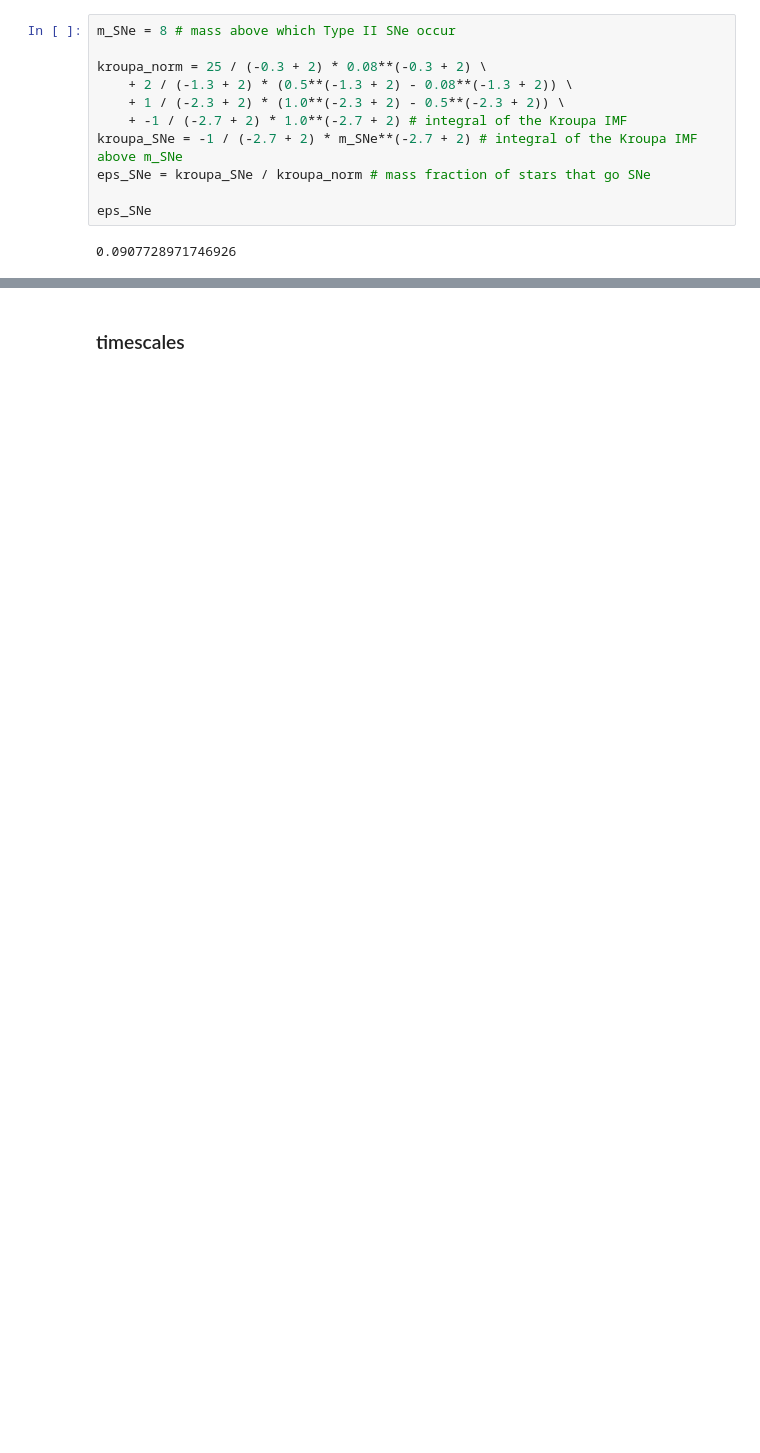
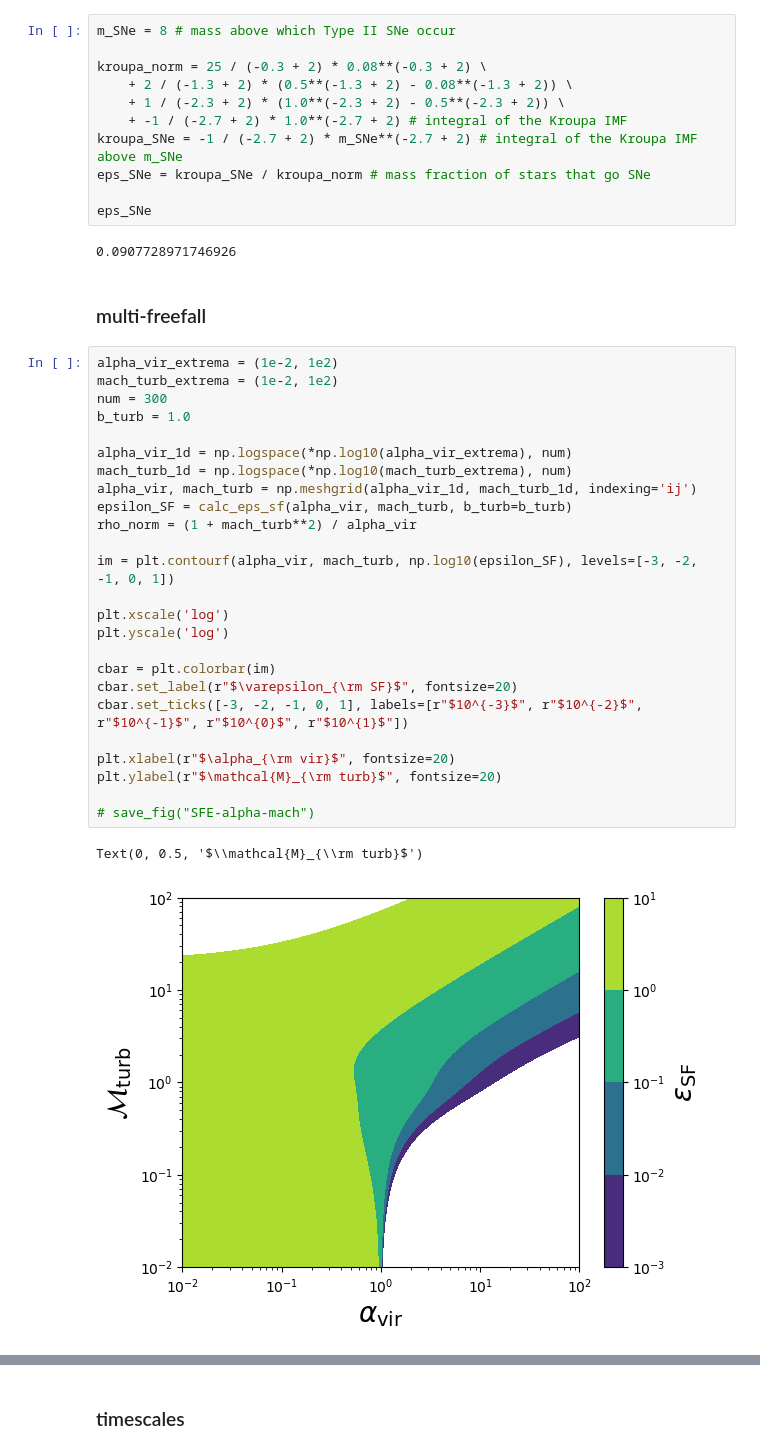
Before and after one commit to zandalman/RAMSES-analysis, a Jupyter notebook: analytic_v2.ipynb, the cells around one changed output, grey strips where cells are left out. Drawn from its saved outputs; the diff is of its cells as text; blank space fills up the shorter version.

```diff
--- a/analytic_v2.ipynb
+++ b/analytic_v2.ipynb
@@ -65,3 +148,33 @@ eps_SNe = kroupa_SNe / kroupa_norm # mass fraction of stars that go SNe
 eps_SNe
 # %% [output]
 0.0907728971746926
+# %% [markdown]
+### multi-freefall
+# %%
+alpha_vir_extrema = (1e-2, 1e2)
+mach_turb_extrema = (1e-2, 1e2)
+num = 300
+b_turb = 1.0
+
+alpha_vir_1d = np.logspace(*np.log10(alpha_vir_extrema), num)
+mach_turb_1d = np.logspace(*np.log10(mach_turb_extrema), num)
+alpha_vir, mach_turb = np.meshgrid(alpha_vir_1d, mach_turb_1d, indexing='ij')
+epsilon_SF = calc_eps_sf(alpha_vir, mach_turb, b_turb=b_turb)
+rho_norm = (1 + mach_turb**2) / alpha_vir
+
+im = plt.contourf(alpha_vir, mach_turb, np.log10(epsilon_SF), levels=[-3, -2, -1, 0, 1])
+
+plt.xscale('log')
+plt.yscale('log')
+
+cbar = plt.colorbar(im)
+cbar.set_label(r"$\varepsilon_{\rm SF}$", fontsize=20)
+cbar.set_ticks([-3, -2, -1, 0, 1], labels=[r"$10^{-3}$", r"$10^{-2}$", r"$10^{-1}$", r"$10^{0}$", r"$10^{1}$"])
+
+plt.xlabel(r"$\alpha_{\rm vir}$", fontsize=20)
+plt.ylabel(r"$\mathcal{M}_{\rm turb}$", fontsize=20)
+
+# save_fig("SFE-alpha-mach")
+# %% [output]
+Text(0, 0.5, '$\\mathcal{M}_{\\rm turb}$')
+[figure, added]
```
Also changed, not shown: parts of 13 cells of this notebook, 14 other files.
